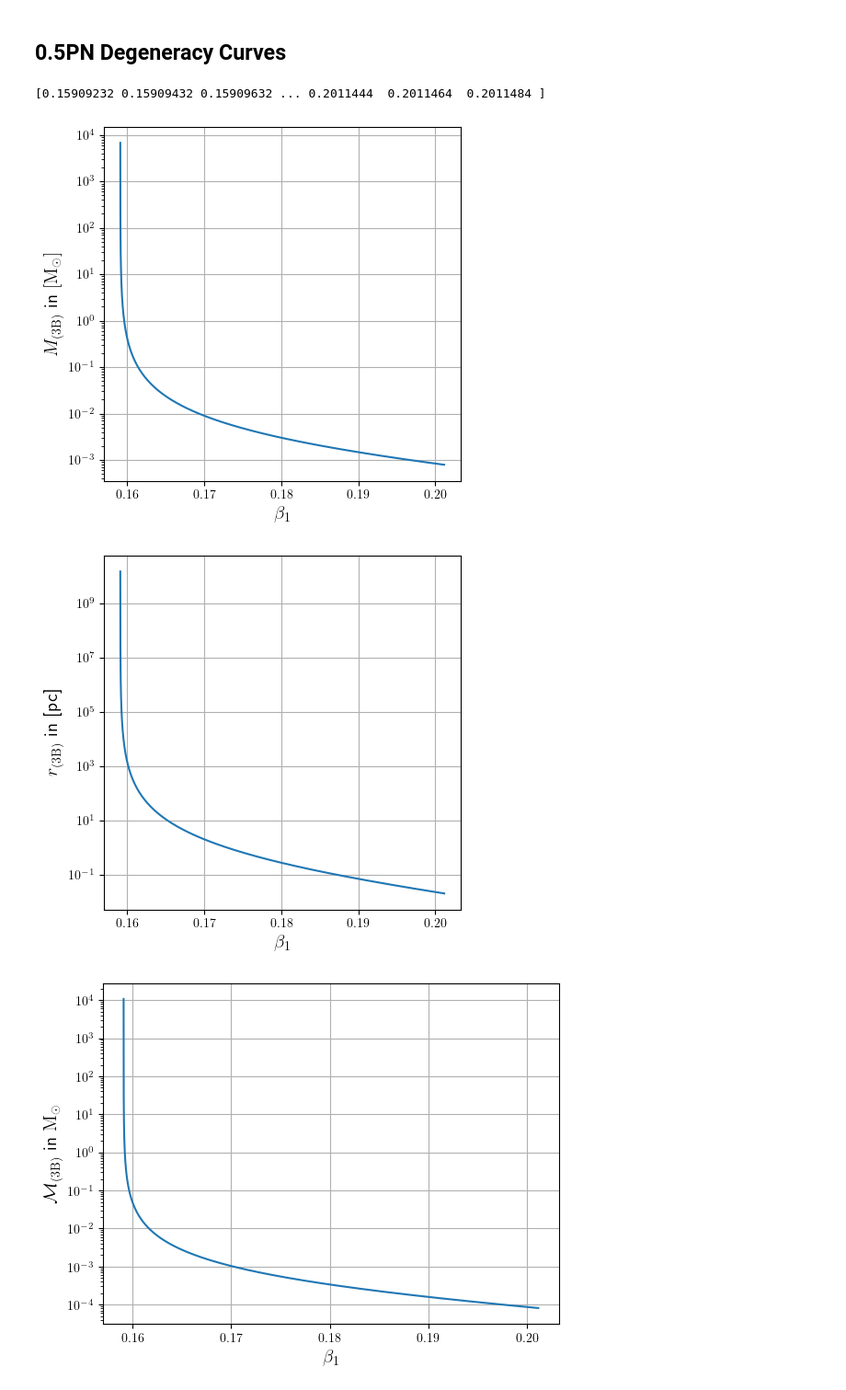
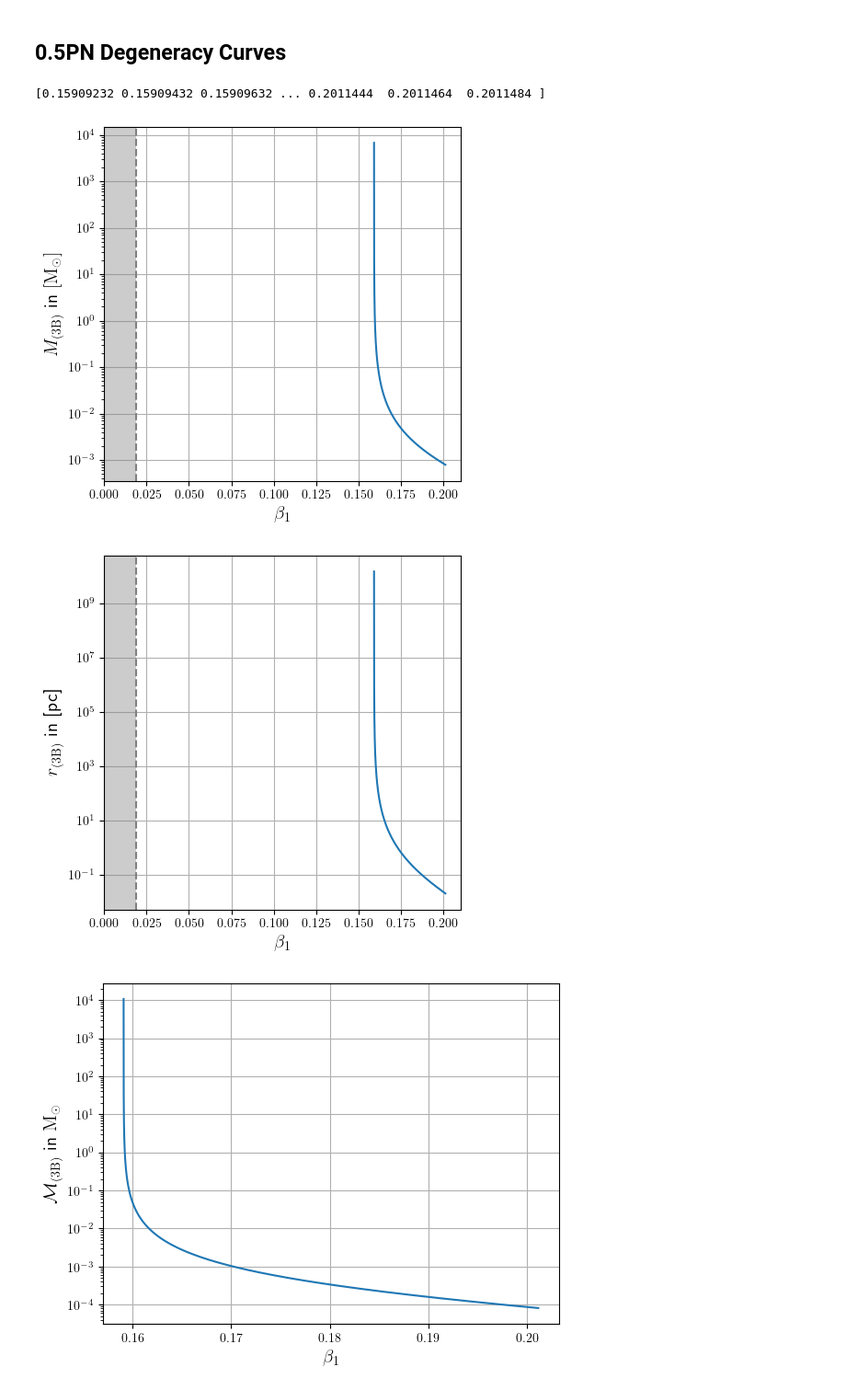
Before and after one commit to CJaimel/BinaryLagrangeDegeneracy, a Jupyter notebook: Part 1 - Theory Simulations.ipynb, the cells around one changed output. Shown at 92% size. Cells and saved outputs as stored; diff of their text form; code cells hidden in the pictures.

```diff
--- a/Part 1 - Theory Simulations.ipynb
+++ b/Part 1 - Theory Simulations.ipynb
@@ -618,35 +746,45 @@ i_3B[b1 > 0.5] = np.nan
 #plot M_3B and r_3B for the given binary system
 #find the values of b1 where i_3B is defined (i.e., the values of b1 that are part of the domain of i_3B)
 b1_filtered = b1[np.where(~np.isnan(i_3B))]
 print(b1_filtered)
 
 start_index = 0
 
 fig = plt.figure(figsize = (5, 5))
 plt.plot(b1_filtered[start_index:], find_M_3B(*params_2B, b1_filtered[start_index:])/sol)
 plt.xlabel(r"$\beta_1$", fontsize = "x-large")
 plt.ylabel(r"$M_{\mathrm{(3B)}}$ in $[\mathrm{M}_{\odot}]$", fontsize = "x-large")
 plt.grid()
 plt.gca().set_axisbelow(True)
 plt.yscale("log")
+plt.xlim(0, 0.21)
+
+#plot the stability region
+plt.axvspan(0, np.min(np.roots([-3, 2, -1/27])), facecolor = "gray", alpha = 0.4)
+plt.axvline(np.min(np.roots([-3, 2, -1/27])), color = "gray", ls = "--")
 
 plt.savefig("LaTeX Files/Figures/0.5PN Degeneracy/M_3B vs beta_1.pdf", bbox_inches = "tight")
 plt.show()
 
 fig = plt.figure(figsize = (5, 5))
 plt.plot(b1_filtered[start_index:], find_r(*params_2B, b1_filtered[start_index:])/pc)
 plt.xlabel(r"$\beta_1$", fontsize = "x-large")
 plt.ylabel(r"$r_{\mathrm{(3B)}}$ in [pc]", fontsize = "x-large")
 plt.grid()
 plt.gca().set_axisbelow(True)
 plt.yscale("log")
+plt.xlim(0, 0.21)
+
+#plot the stability region
+plt.axvspan(0, np.min(np.roots([-3, 2, -1/27])), facecolor = "gray", alpha = 0.4)
+plt.axvline(np.min(np.roots([-3, 2, -1/27])), color = "gray", ls = "--")
 
 plt.savefig("LaTeX Files/Figures/0.5PN Degeneracy/r_3B vs beta_1.pdf", bbox_inches = "tight")
 plt.show()
 # %% [output]
 [0.15909232 0.15909432 0.15909632 ... 0.2011444  0.2011464  0.2011484 ]
-[figure, old version]
+[figure, new version]
-[figure, old version]
+[figure, new version]
 # %%
 #generate the data
 delta_t = 1/1000
```
Also changed, not shown: parts of 10 cells of this notebook, 6 other files.
